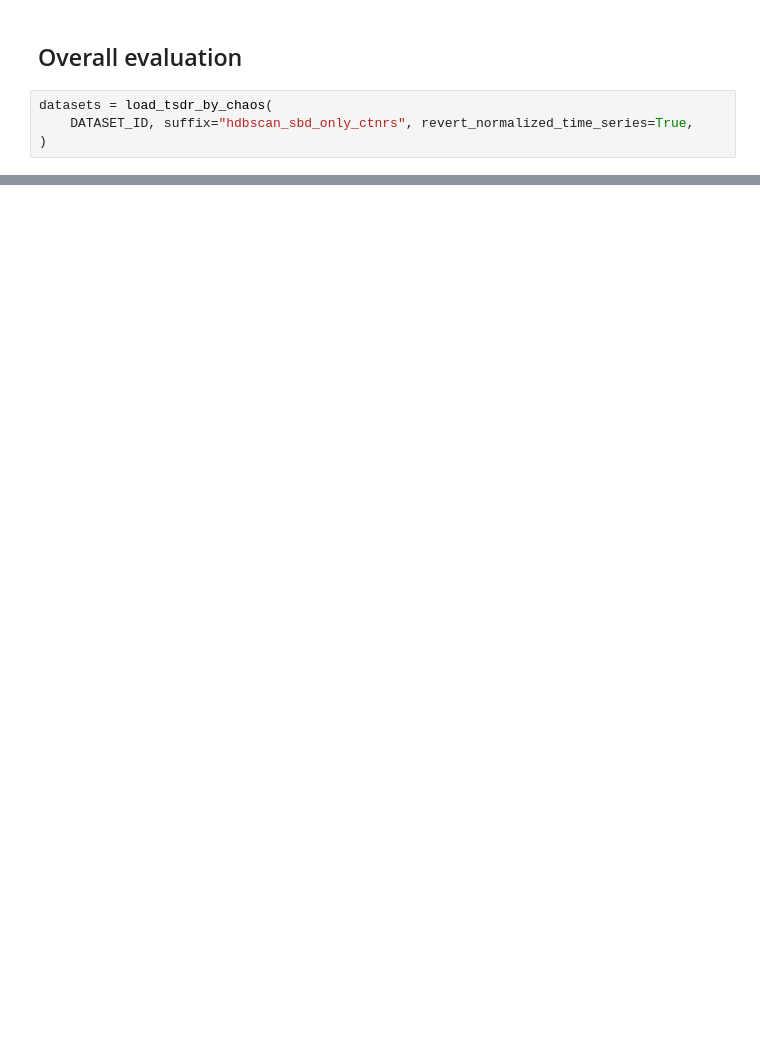
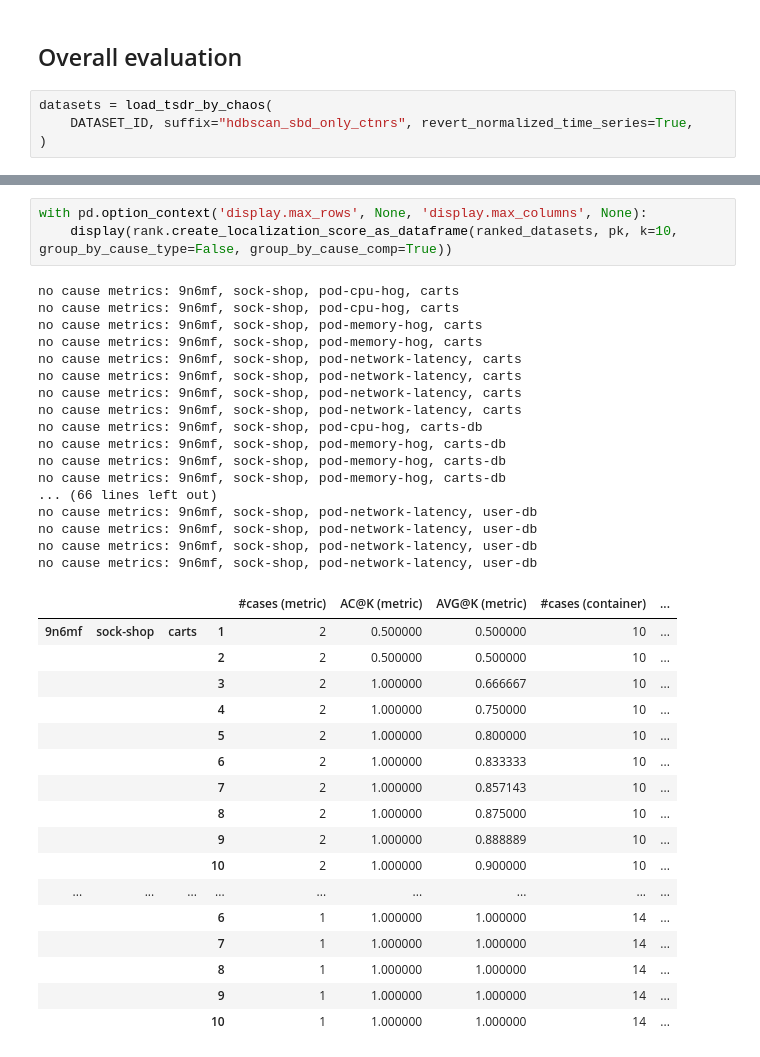
Before and after one commit to XuRepository/meltria-analyzer, a Jupyter notebook: notebooks/pc_based_monitorrank.ipynb, the cells around one changed output, grey strips where cells are left out. Cells and saved outputs as stored; diff of their text form; blank space fills up the shorter version.

```diff
--- a/notebooks/pc_based_monitorrank.ipynb
+++ b/notebooks/pc_based_monitorrank.ipynb
@@ -331,0 +179,38 @@ orders/pod-cpu-hog/3: causal graph does not have cause metric
+# %%
+with pd.option_context('display.max_rows', None, 'display.max_columns', None):
+    display(rank.create_localization_score_as_dataframe(ranked_datasets, pk, k=10, group_by_cause_type=False, group_by_cause_comp=True))
+# %% [output]
+no cause metrics: 9n6mf, sock-shop, pod-cpu-hog, carts
+no cause metrics: 9n6mf, sock-shop, pod-cpu-hog, carts
+no cause metrics: 9n6mf, sock-shop, pod-memory-hog, carts
+no cause metrics: 9n6mf, sock-shop, pod-memory-hog, carts
+no cause metrics: 9n6mf, sock-shop, pod-network-latency, carts
+no cause metrics: 9n6mf, sock-shop, pod-network-latency, carts
+no cause metrics: 9n6mf, sock-shop, pod-network-latency, carts
+no cause metrics: 9n6mf, sock-shop, pod-network-latency, carts
+no cause metrics: 9n6mf, sock-shop, pod-cpu-hog, carts-db
+no cause metrics: 9n6mf, sock-shop, pod-memory-hog, carts-db
+no cause metrics: 9n6mf, sock-shop, pod-memory-hog, carts-db
+no cause metrics: 9n6mf, sock-shop, pod-memory-hog, carts-db
+... (66 lines left out)
+no cause metrics: 9n6mf, sock-shop, pod-network-latency, user-db
+no cause metrics: 9n6mf, sock-shop, pod-network-latency, user-db
+no cause metrics: 9n6mf, sock-shop, pod-network-latency, user-db
+no cause metrics: 9n6mf, sock-shop, pod-network-latency, user-db
+|  |  |  |  | #cases (metric) | AC@K (metric) | AVG@K (metric) | #cases (container) | ... |
+| 9n6mf | sock-shop | carts | 1 | 2 | 0.500000 | 0.500000 | 10 | ... |
+|  |  |  | 2 | 2 | 0.500000 | 0.500000 | 10 | ... |
+|  |  |  | 3 | 2 | 1.000000 | 0.666667 | 10 | ... |
+|  |  |  | 4 | 2 | 1.000000 | 0.750000 | 10 | ... |
+|  |  |  | 5 | 2 | 1.000000 | 0.800000 | 10 | ... |
+|  |  |  | 6 | 2 | 1.000000 | 0.833333 | 10 | ... |
+|  |  |  | 7 | 2 | 1.000000 | 0.857143 | 10 | ... |
+|  |  |  | 8 | 2 | 1.000000 | 0.875000 | 10 | ... |
+|  |  |  | 9 | 2 | 1.000000 | 0.888889 | 10 | ... |
+|  |  |  | 10 | 2 | 1.000000 | 0.900000 | 10 | ... |
+| ... | ... | ... | ... | ... | ... | ... | ... | ... |
+|  |  |  | 6 | 1 | 1.000000 | 1.000000 | 14 | ... |
+|  |  |  | 7 | 1 | 1.000000 | 1.000000 | 14 | ... |
+|  |  |  | 8 | 1 | 1.000000 | 1.000000 | 14 | ... |
+|  |  |  | 9 | 1 | 1.000000 | 1.000000 | 14 | ... |
+|  |  |  | 10 | 1 | 1.000000 | 1.000000 | 14 | ... |
```
Also changed, not shown: parts of 17 cells of this notebook, 4 other files.
